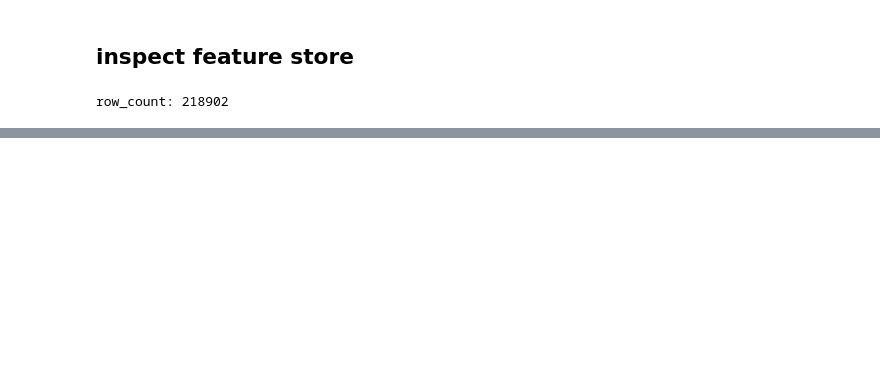
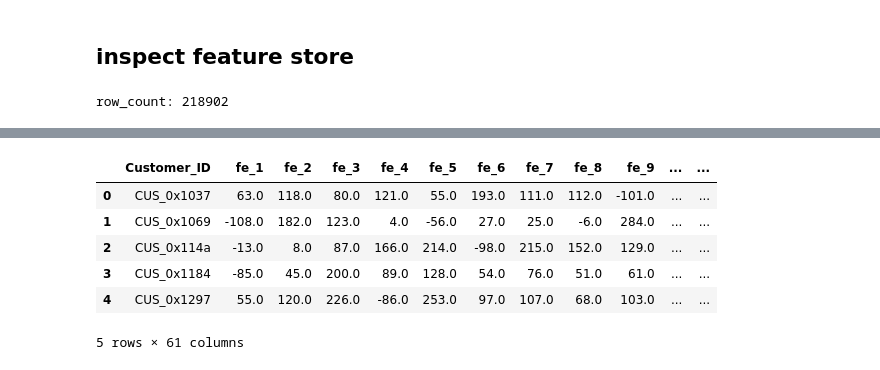
Before and after one commit to ngblpauline/MLE, a Jupyter notebook: MLEA1_NgBaoLingPauline/data_processing_main_feature.ipynb, the cells around one changed output, grey strips where cells are left out. Saved outputs shown, nothing was run; the diff lists cells and outputs as text; code cells hidden in the pictures; blank space fills up the shorter version.

```diff
--- a/MLEA1_NgBaoLingPauline/data_processing_main_feature.ipynb
+++ b/MLEA1_NgBaoLingPauline/data_processing_main_feature.ipynb
@@ -908,10 +875,0 @@ print(f"✅ wrote combined gold table to ./{out_path}")
-# %%
-from pyspark.sql import SparkSession
-
-spark = SparkSession.builder.getOrCreate()
-
-# 1) load via Spark
-gold_sdf = spark.read.parquet("gold_feature_store_all.parquet")
-
-# 2) convert to Pandas
-df = gold_sdf.toPandas()
@@ -1008,0 +876,16 @@ Number of customers whose Attr/Fin drift across snapshots: 0  (should be 0)
+# %%
+# Read your Parquet into a Spark DataFrame
+df_gold = spark.read.parquet("datamart/gold/feature/gold_feature_store_2023_01_01.parquet")
+
+# Pull 5 rows and convert to a pandas DataFrame
+sample_pd = df_gold.limit(5).toPandas()
+
+sample_pd
+# %% [output]
+|  | Customer_ID | fe_1 | fe_2 | fe_3 | fe_4 | fe_5 | fe_6 | fe_7 | fe_8 | fe_9 | ... | ... |
+| 0 | CUS_0x1037 | 63.0 | 118.0 | 80.0 | 121.0 | 55.0 | 193.0 | 111.0 | 112.0 | -101.0 | ... | ... |
+| 1 | CUS_0x1069 | -108.0 | 182.0 | 123.0 | 4.0 | -56.0 | 27.0 | 25.0 | -6.0 | 284.0 | ... | ... |
+| 2 | CUS_0x114a | -13.0 | 8.0 | 87.0 | 166.0 | 214.0 | -98.0 | 215.0 | 152.0 | 129.0 | ... | ... |
+| 3 | CUS_0x1184 | -85.0 | 45.0 | 200.0 | 89.0 | 128.0 | 54.0 | 76.0 | 51.0 | 61.0 | ... | ... |
+| 4 | CUS_0x1297 | 55.0 | 120.0 | 226.0 | -86.0 | 253.0 | 97.0 | 107.0 | 68.0 | 103.0 | ... | ... |
+5 rows × 61 columns
```
Also changed, not shown: parts of 9 cells of this notebook, 1 other file.
